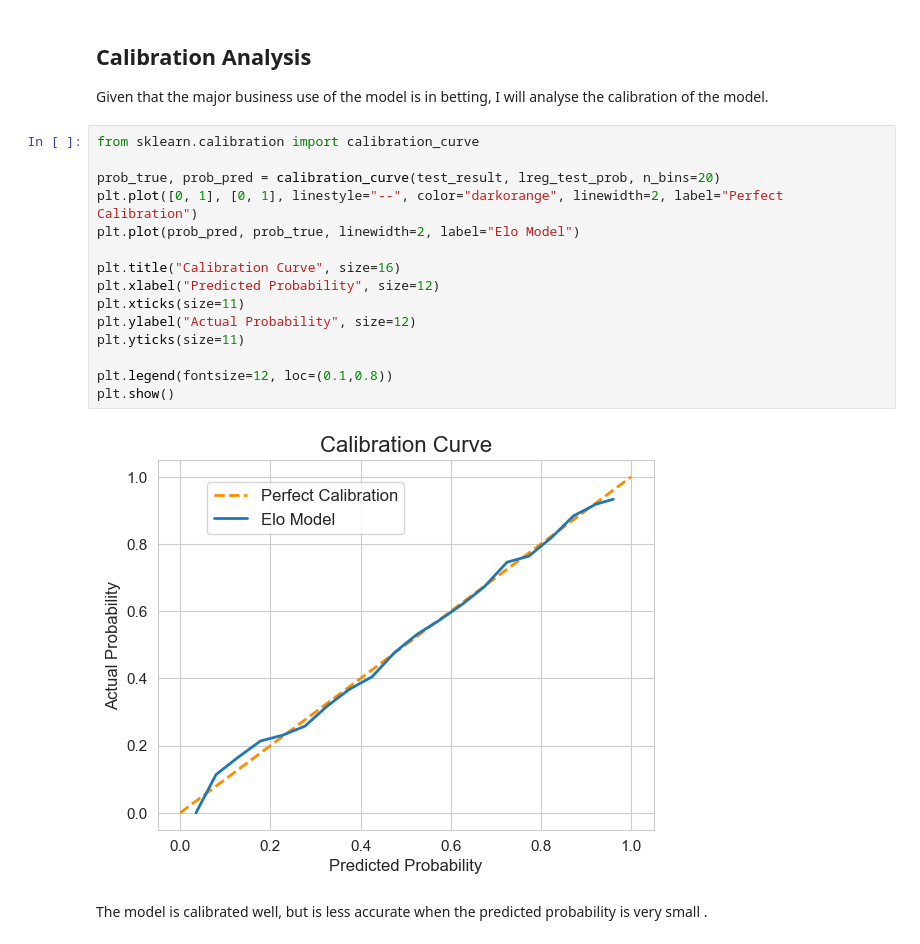
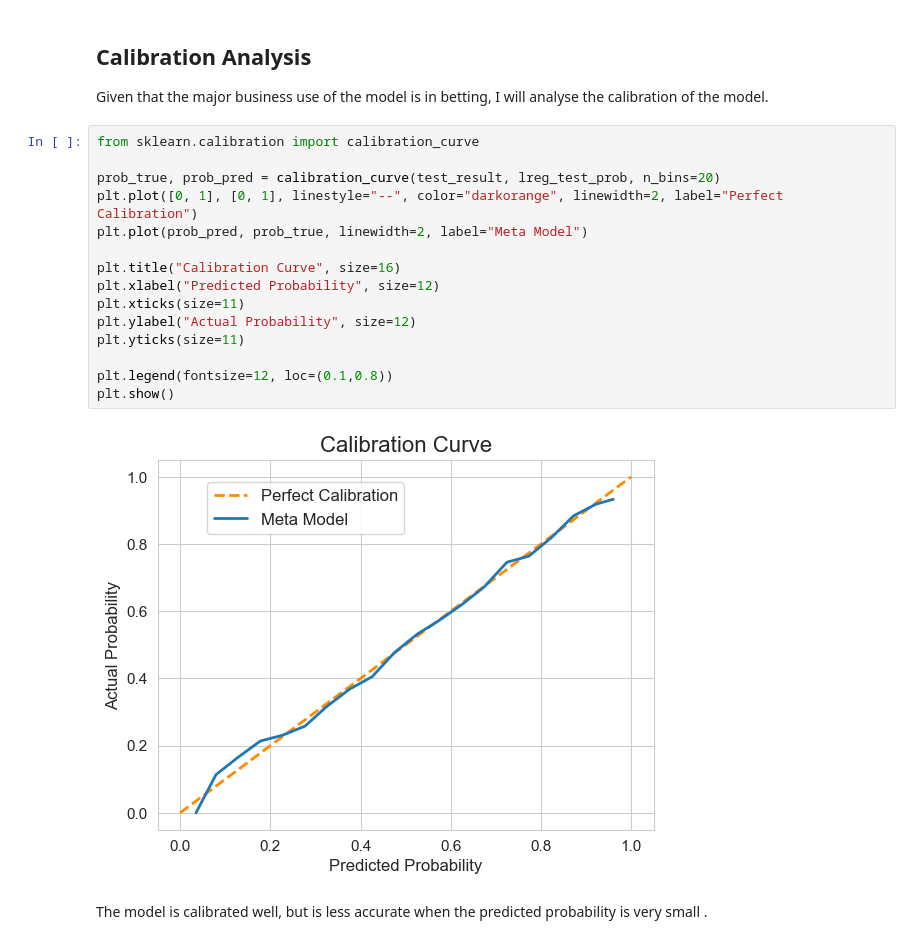
Before and after one commit to Samuel-Kelly-hub/Esports-Results-Project, a Jupyter notebook: LoL_Predictions.ipynb, the cells around one changed output. Drawn from its saved outputs; the diff is of its cells as text.

```diff
--- a/LoL_Predictions.ipynb
+++ b/LoL_Predictions.ipynb
@@ -443,20 +443,20 @@ Given that the major business use of the model is in betting, I will analyse the
 # %%
 from sklearn.calibration import calibration_curve
 
 prob_true, prob_pred = calibration_curve(test_result, lreg_test_prob, n_bins=20)
 plt.plot([0, 1], [0, 1], linestyle="--", color="darkorange", linewidth=2, label="Perfect Calibration")
-plt.plot(prob_pred, prob_true, linewidth=2, label="Elo Model")
+plt.plot(prob_pred, prob_true, linewidth=2, label="Meta Model")
 
 plt.title("Calibration Curve", size=16)
 plt.xlabel("Predicted Probability", size=12)
 plt.xticks(size=11)
 plt.ylabel("Actual Probability", size=12)
 plt.yticks(size=11)
 
 plt.legend(fontsize=12, loc=(0.1,0.8))
 plt.show()
 # %% [output]
-[figure, old version]
+[figure, new version]
 # %% [markdown]
 The model is calibrated well, but is less accurate when the predicted probability is very small .
 # %%
```
Also changed, not shown: parts of 1 cell of this notebook.
